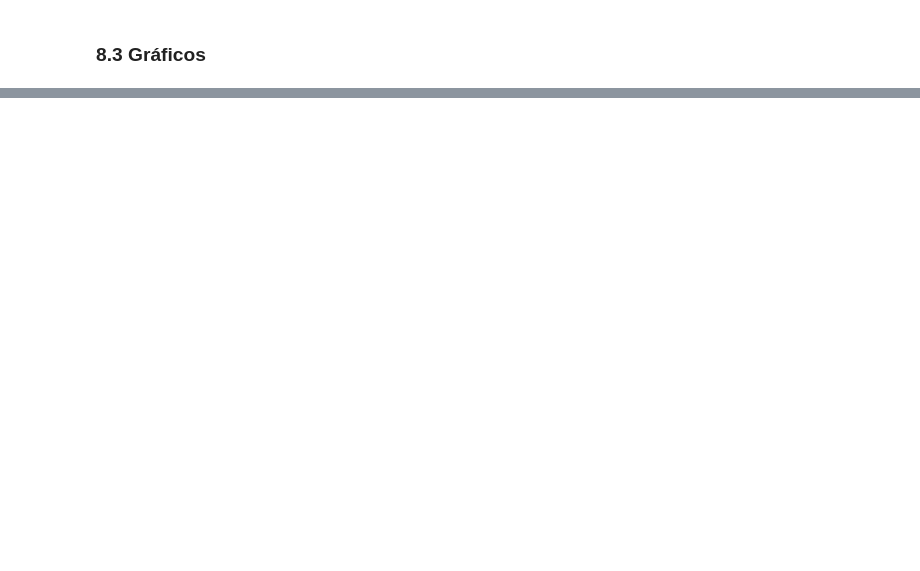
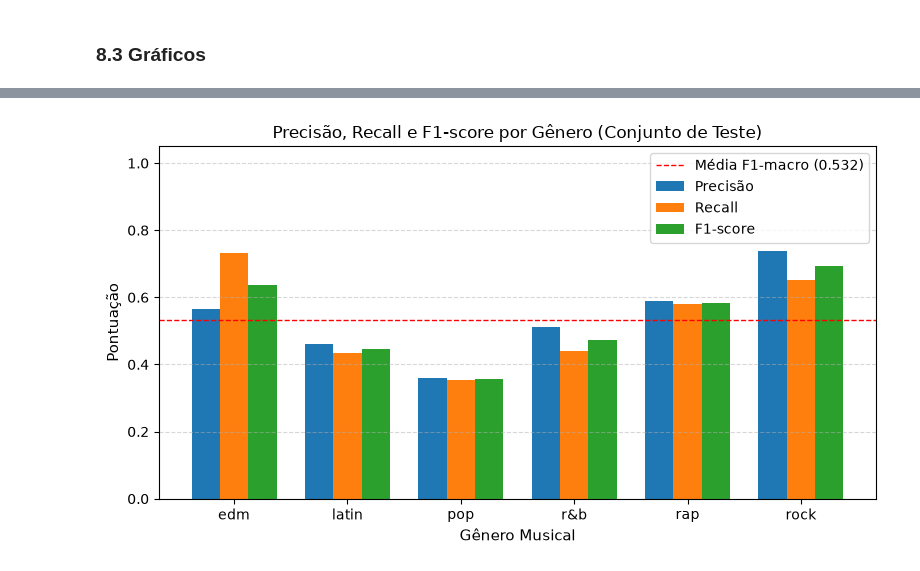
Before and after one commit to Machine-Learning-Name-in-progress/Classification-Pipeline, a Jupyter notebook: classification_pipeline_modelos.ipynb, the cells around one changed output, grey strips where cells are left out. Saved outputs shown, nothing was run; the diff lists cells and outputs as text; code cells hidden in the pictures; blank space fills up the shorter version.

```diff
--- a/classification_pipeline_modelos.ipynb
+++ b/classification_pipeline_modelos.ipynb
@@ -864,2 +1036,22 @@ Cuidado pra não usar o treino.
 # %% [markdown]
 ### 8.1 Treino final
+# %%
+# ajusta o pré-processamento no conjunto de treino completo e aplica no treino e no teste
+final_params = fit_preprocess(train_df)
+X_train_full, y_train_full = apply_preprocess(train_df, final_params)
+X_test, y_test = apply_preprocess(test_df, final_params)
+
+best_k = best_knn["k"]
+final_model = KNN(k=best_k)
+
+start = time.perf_counter()
+final_model.fit(X_train_full, y_train_full)
+fit_time_test = time.perf_counter() - start
+
+start = time.perf_counter()
+y_test_pred = final_model.predict(X_test)
+pred_time_test = time.perf_counter() - start
+
+print(f"Modelo final treinado: KNN(k={best_k})")
+print(f"Treino completo: {X_train_full.shape} | Teste final: {X_test.shape}")
+print(f"Tempo de treino: {fit_time_test:.3f}s | Tempo de previsão no teste: {pred_time_test:.3f}s")
@@ -870,3 +1140,25 @@ Cuidado pra não usar o treino.
+# %%
+x = np.arange(len(LABELS))
+w = 0.25
+
+plt.figure(figsize=(8, 4.5))
+plt.bar(x - w, prec_test, width=w, label="Precisão", color="#1f77b4")
+plt.bar(x, rec_test, width=w, label="Recall", color="#ff7f0e")
+plt.bar(x + w, f1_test, width=w, label="F1-score", color="#2ca02c")
+
+plt.xticks(x, LABELS, fontsize=10)
+plt.ylim(0, 1.05)
+plt.ylabel("Pontuação", fontsize=11)
+plt.xlabel("Gênero Musical", fontsize=11)
+plt.title("Precisão, Recall e F1-score por Gênero (Conjunto de Teste)", fontsize=12)
+plt.axhline(test_summary["F1-macro"].iloc[0], color="red", linestyle="--", linewidth=1, label=f"Média F1-macro ({test_summary['F1-macro'].iloc[0]:.3f})")
+
+plt.legend(frameon=True)
+plt.grid(axis="y", linestyle="--", alpha=0.5)
+plt.tight_layout()
+plt.show()
+# %% [output]
+[figure, added]
 # %% [markdown]
 ## 9. Conclusão
 
```
Also changed, not shown: parts of 27 cells of this notebook.
